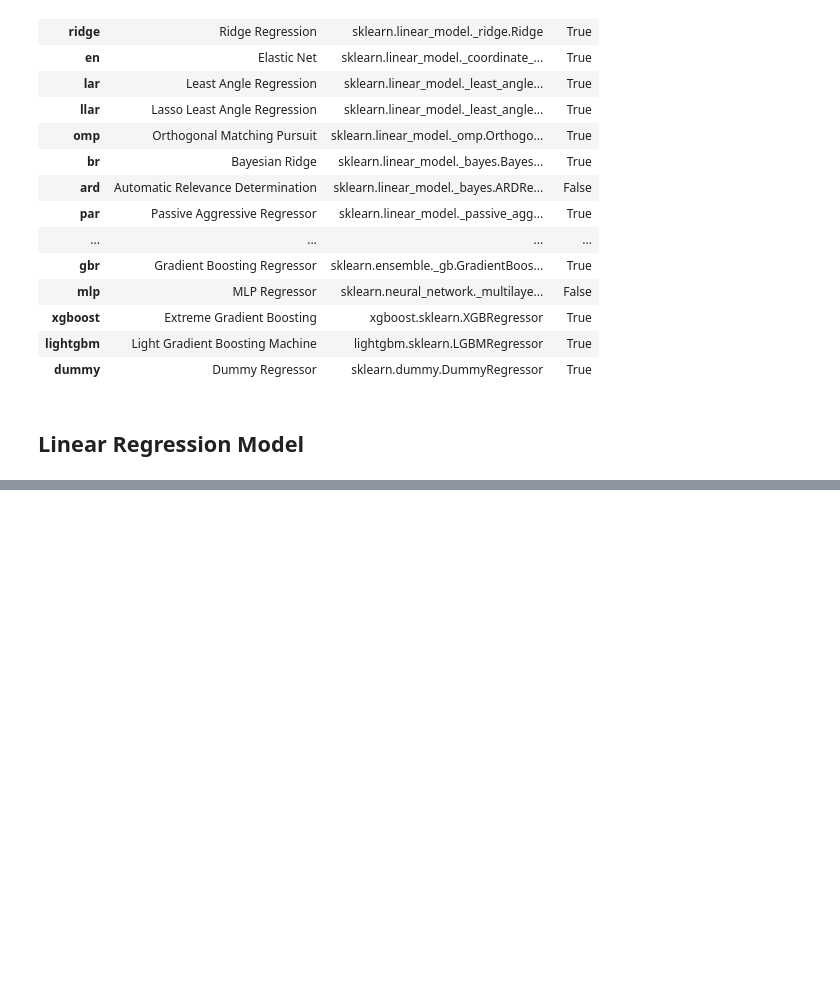
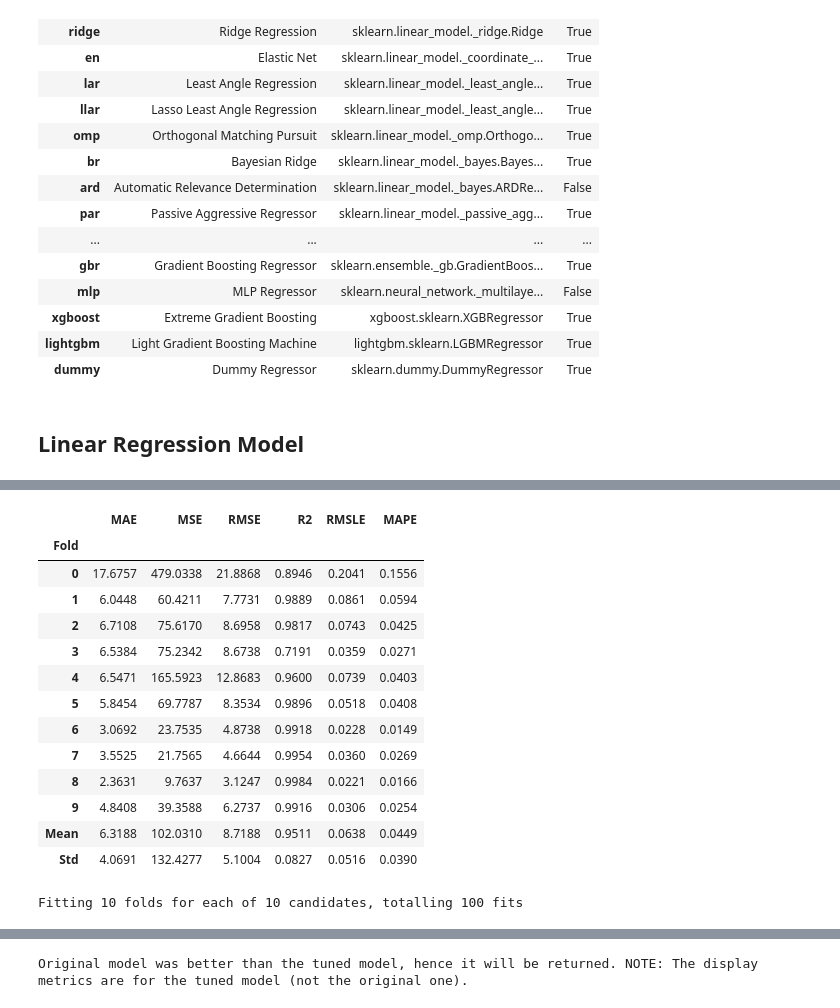
Before and after one commit to DVIlangamge/FYP--Rice-Price-Volatility-Analysis-and-Forecasting, a Jupyter notebook: FYP_Rice_price_predictions.ipynb, the cells around one changed output, grey strips where cells are left out. Saved outputs shown, nothing was run; the diff lists cells and outputs as text; code cells hidden in the pictures; blank space fills up the shorter version.

```diff
--- a/FYP_Rice_price_predictions.ipynb
+++ b/FYP_Rice_price_predictions.ipynb
@@ -2690,0 +2812,3 @@ lr = create_model('lr')
+# %%
+tuned_rfr = tune_model(rfr)
+# %% [output]
@@ -2690,0 +2816,15 @@ lr = create_model('lr')
+|  | MAE | MSE | RMSE | R2 | RMSLE | MAPE |
+| Fold |  |  |  |  |  |  |
+| 0 | 17.6757 | 479.0338 | 21.8868 | 0.8946 | 0.2041 | 0.1556 |
+| 1 | 6.0448 | 60.4211 | 7.7731 | 0.9889 | 0.0861 | 0.0594 |
+| 2 | 6.7108 | 75.6170 | 8.6958 | 0.9817 | 0.0743 | 0.0425 |
+| 3 | 6.5384 | 75.2342 | 8.6738 | 0.7191 | 0.0359 | 0.0271 |
+| 4 | 6.5471 | 165.5923 | 12.8683 | 0.9600 | 0.0739 | 0.0403 |
+| 5 | 5.8454 | 69.7787 | 8.3534 | 0.9896 | 0.0518 | 0.0408 |
+| 6 | 3.0692 | 23.7535 | 4.8738 | 0.9918 | 0.0228 | 0.0149 |
+| 7 | 3.5525 | 21.7565 | 4.6644 | 0.9954 | 0.0360 | 0.0269 |
+| 8 | 2.3631 | 9.7637 | 3.1247 | 0.9984 | 0.0221 | 0.0166 |
+| 9 | 4.8408 | 39.3588 | 6.2737 | 0.9916 | 0.0306 | 0.0254 |
+| Mean | 6.3188 | 102.0310 | 8.7188 | 0.9511 | 0.0638 | 0.0449 |
+| Std | 4.0691 | 132.4277 | 5.1004 | 0.0827 | 0.0516 | 0.0390 |
+Fitting 10 folds for each of 10 candidates, totalling 100 fits
@@ -2690,0 +2832 @@ lr = create_model('lr')
+Original model was better than the tuned model, hence it will be returned. NOTE: The display metrics are for the tuned model (not the original one).
```
Also changed, not shown: parts of 18 cells of this notebook.
